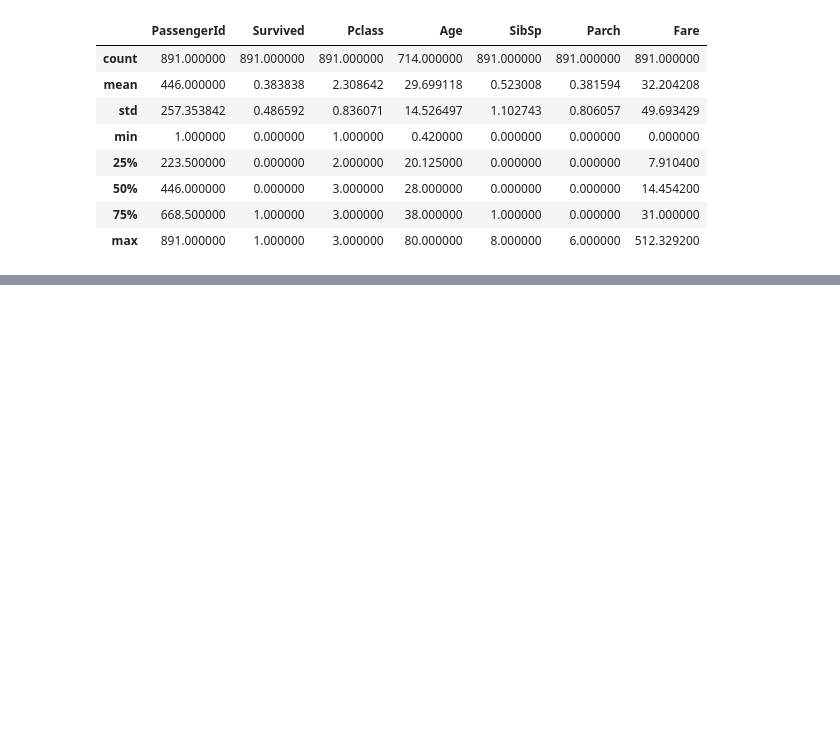
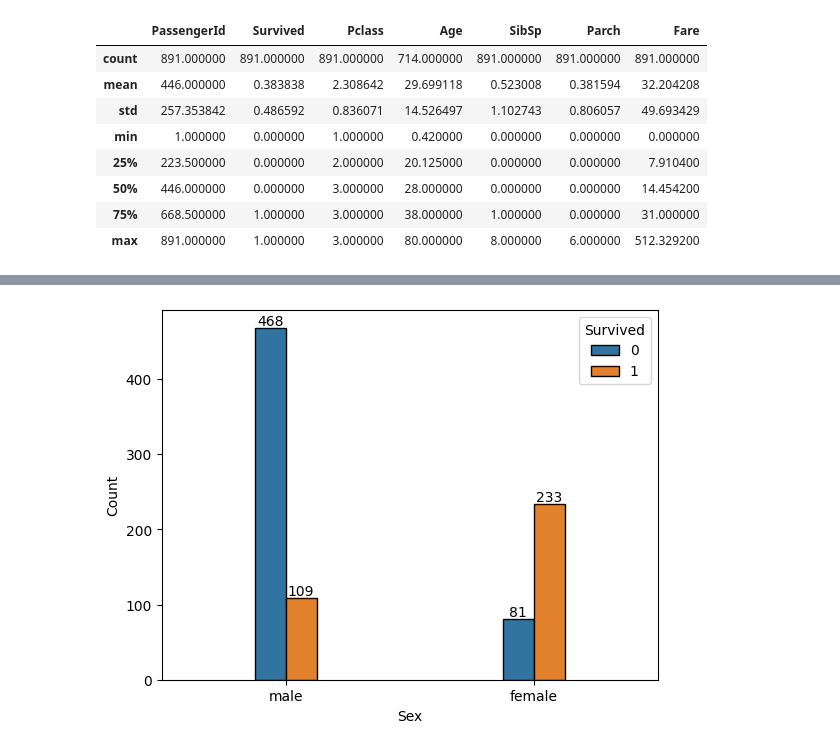
Before and after one commit to mateuseap/decision-tree, a Jupyter notebook: src/dt.ipynb, the cells around one changed output, grey strips where cells are left out. Drawn from its saved outputs; the diff is of its cells as text; code cells hidden in the pictures; blank space fills up the shorter version.

Commit message:
Add cells for data visualization

```diff
--- a/src/dt.ipynb
+++ b/src/dt.ipynb
@@ -53,0 +43,18 @@ train_df.head()
+# %%
+males = train_df[train_df.Sex == 'male']
+females = train_df[train_df.Sex == 'female']
+# %%
+males_survived = males.Survived.value_counts().reset_index().rename(columns={'index': 'Survived', 'Survived': 'Count'})
+males_survived['Sex'] = 'male'
+
+females_survived = females.Survived.value_counts().reset_index().rename(columns={'index': 'Survived', 'Survived': 'Count'})
+females_survived['Sex'] = 'female'
+
+survived_per_sex = pd.concat([males_survived, females_survived], axis=0)
+# %%
+ax = sns.barplot(data=survived_per_sex, x='Sex', y='Count', hue='Survived', width=0.25, edgecolor='black')
+ax.bar_label(ax.containers[0])
+ax.bar_label(ax.containers[1])
+plt.show()
+# %% [output]
+[figure, added]
```
Also changed, not shown: parts of 22 cells of this notebook.
